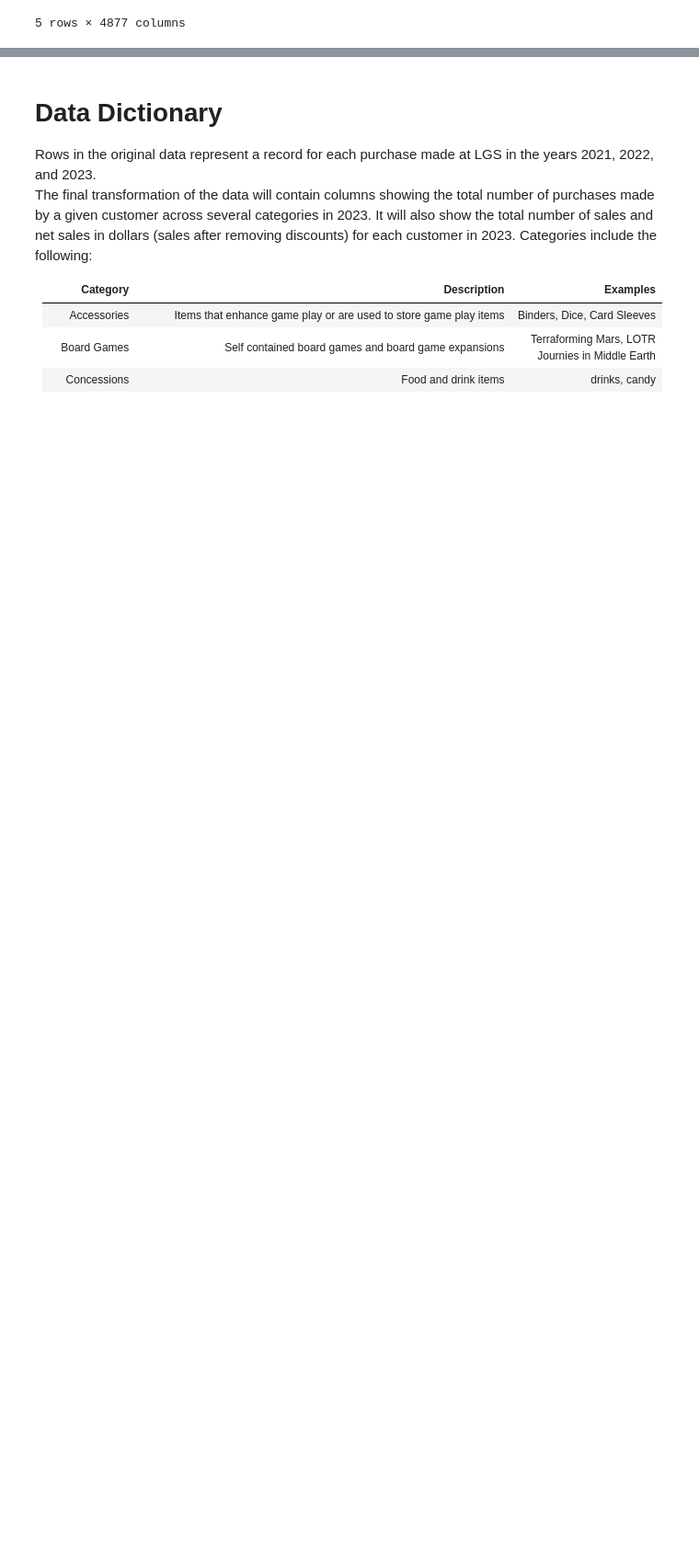
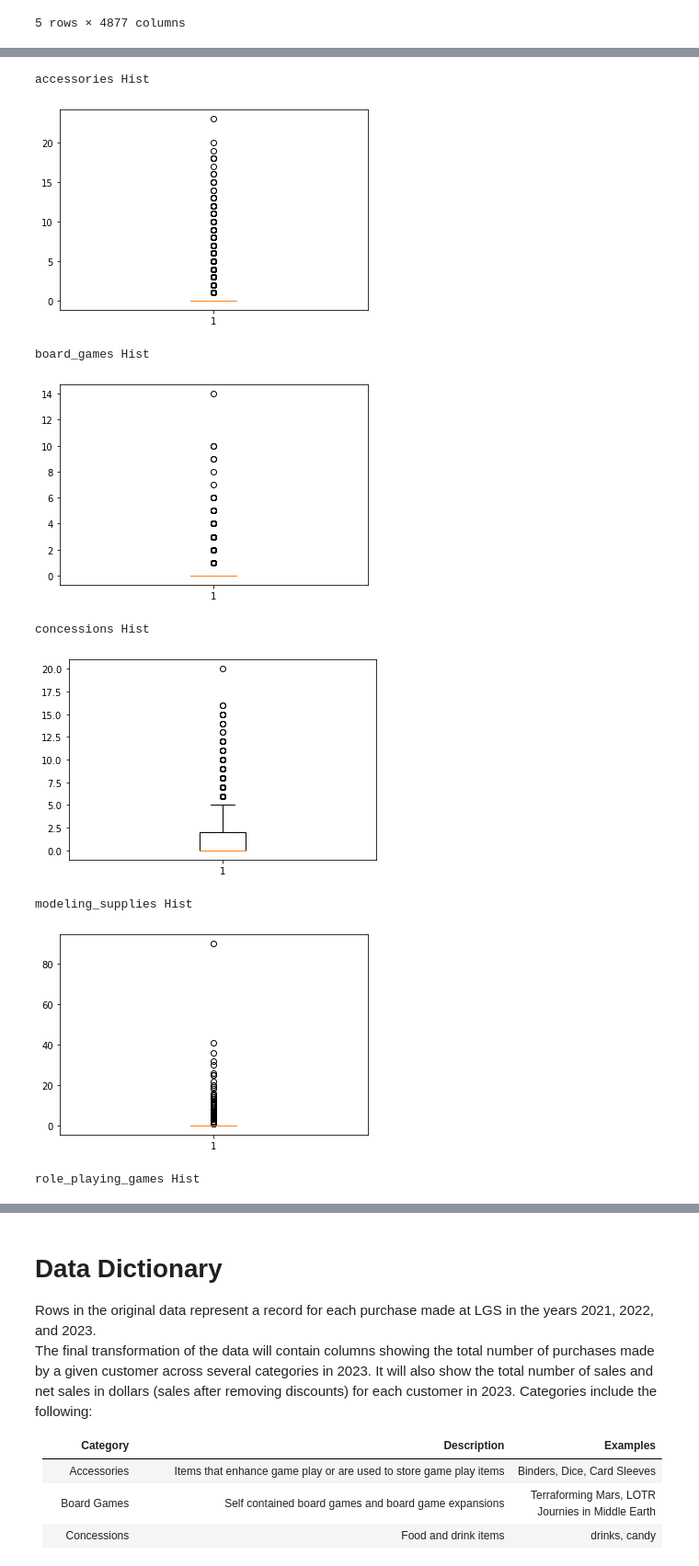
Before and after one commit to Johndsalas/customer_interest_analysis, a Jupyter notebook: customer_profiles.ipynb, the cells around one changed output, grey strips where cells are left out. Shown at 92% size. Saved outputs shown, nothing was run; the diff lists cells and outputs as text; code cells hidden in the pictures; blank space fills up the shorter version.

```diff
--- a/customer_profiles.ipynb
+++ b/customer_profiles.ipynb
@@ -66,0 +79,28 @@ df.head()
+# %%
+cols = ['accessories',
+        'board_games',
+        'concessions',
+        'modeling_supplies',
+        'role_playing_games',
+        'minis_models',
+        'trading_card_games',
+        'game_room']
+
+for col in cols:
+
+
+    print(col, 'Hist')
+
+    plt.boxplot(df[col])
+
+    plt.show()
+# %% [output]
+accessories Hist
+[figure, added]
+board_games Hist
+[figure, added]
+concessions Hist
+[figure, added]
+modeling_supplies Hist
+[figure, added]
+role_playing_games Hist
```
Also changed, not shown: parts of 15 cells of this notebook, 3 other files.
